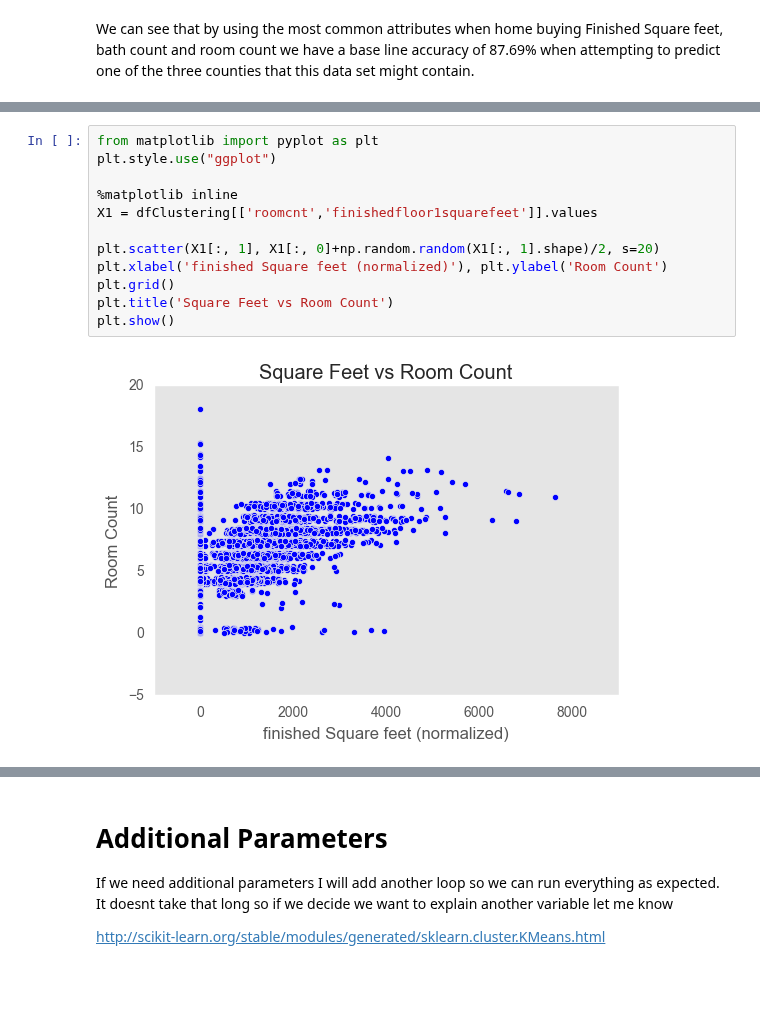
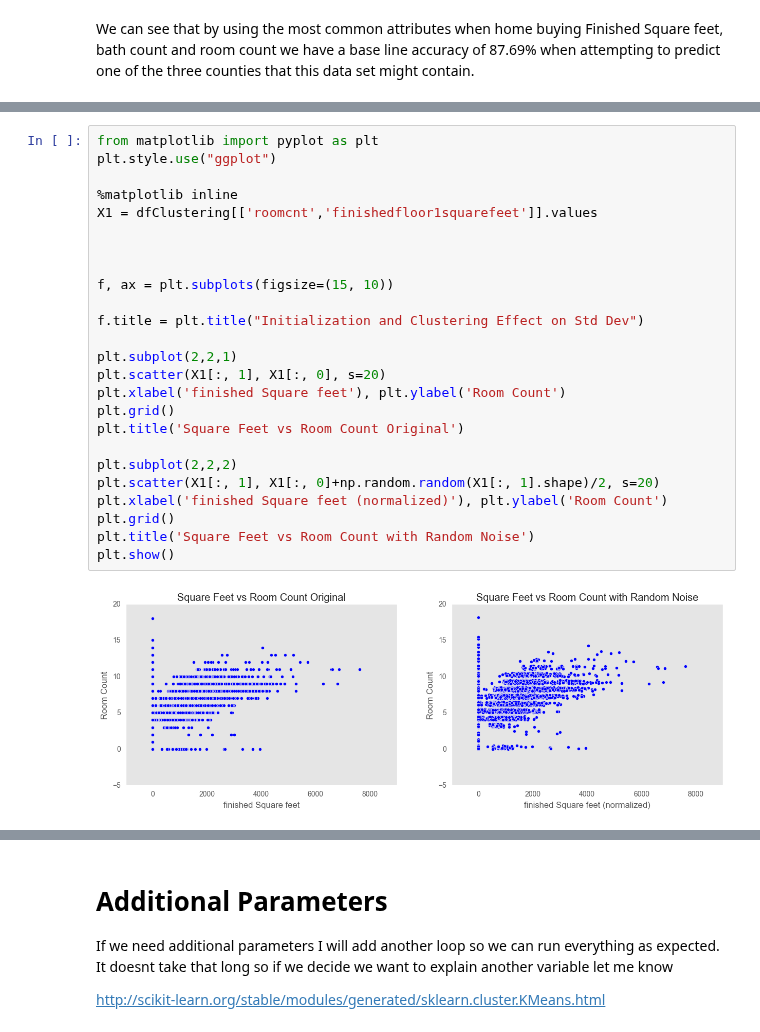
Before and after one commit to ChrisIrwin5620/Data-Mining-Group-Project, a Jupyter notebook: PythonCode/Project 3/Lab 3 Outline.ipynb, the cells around one changed output, grey strips where cells are left out. Drawn from its saved outputs; the diff is of its cells as text; blank space fills up the shorter version.

Commit message:
New Lab 3 code
Added a few graphs and more explanations

```diff
--- a/PythonCode/Project 3/Lab 3 Outline.ipynb
+++ b/PythonCode/Project 3/Lab 3 Outline.ipynb
@@ -412,14 +434,27 @@ We can see that by using the most common attributes when home buying Finished Sq
 # %%
 from matplotlib import pyplot as plt
 plt.style.use("ggplot")
 
 %matplotlib inline
 X1 = dfClustering[['roomcnt','finishedfloor1squarefeet']].values
 
+
+
+f, ax = plt.subplots(figsize=(15, 10))
+
+f.title = plt.title("Initialization and Clustering Effect on Std Dev")
+
+plt.subplot(2,2,1)
+plt.scatter(X1[:, 1], X1[:, 0], s=20)
+plt.xlabel('finished Square feet'), plt.ylabel('Room Count')
+plt.grid()
+plt.title('Square Feet vs Room Count Original')
+
+plt.subplot(2,2,2)
 plt.scatter(X1[:, 1], X1[:, 0]+np.random.random(X1[:, 1].shape)/2, s=20)
 plt.xlabel('finished Square feet (normalized)'), plt.ylabel('Room Count')
 plt.grid()
-plt.title('Square Feet vs Room Count')
+plt.title('Square Feet vs Room Count with Random Noise')
 plt.show()
 # %% [output]
-[figure, old version]
+[figure, new version]
```
Also changed, not shown: parts of 16 cells of this notebook.
